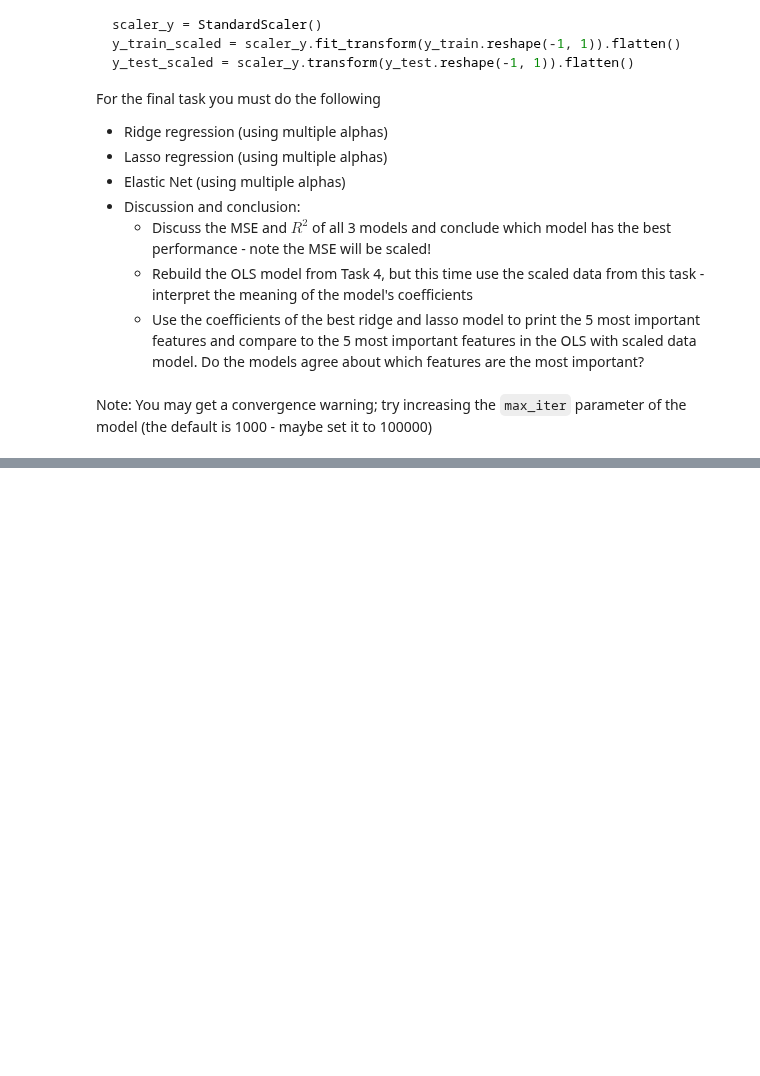
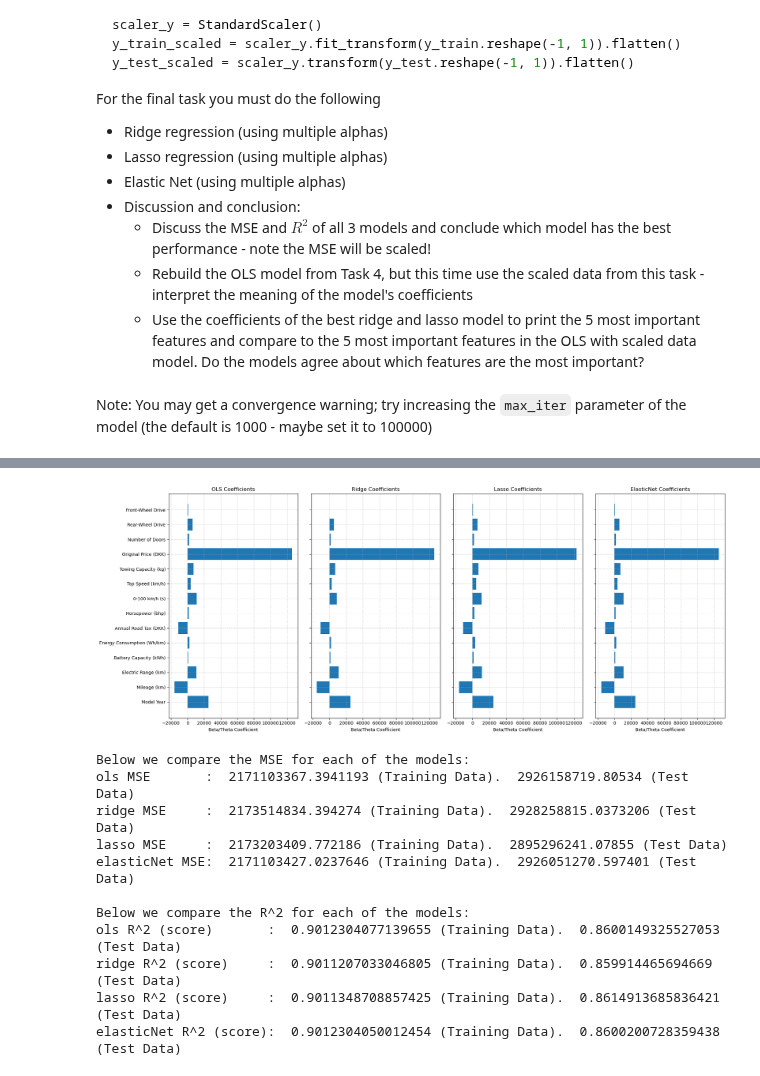
Before and after one commit to Dogmeat2000/MAL1-Python, a Jupyter notebook: Assignment 2/Assignment_2.ipynb, the cells around one changed output, grey strips where cells are left out. Saved outputs shown, nothing was run; the diff lists cells and outputs as text; code cells hidden in the pictures; blank space fills up the shorter version.

```diff
--- a/Assignment 2/Assignment_2.ipynb
+++ b/Assignment 2/Assignment_2.ipynb
@@ -46,7 +46,8 @@ import matplotlib.pyplot as plt
 from math import sqrt
 
 from scipy.constants import yocto
-from sklearn.linear_model import LinearRegression, SGDRegressor, RidgeCV, Ridge, LassoCV, Lasso
+from sklearn.linear_model import LinearRegression, SGDRegressor, RidgeCV, Ridge, LassoCV, Lasso, ElasticNetCV, ElasticNet
+from sklearn.metrics import mean_squared_error
 from sklearn.model_selection import train_test_split
 from sklearn.preprocessing import StandardScaler, PolynomialFeatures
 
@@ -74,7 +75,7 @@ scaler = StandardScaler()
 X = scaler.fit_transform(X)
 
 # Define train data and test data. We use 85% for training and 15% for testing:
-X_train, X_test, Y_train, y_test = train_test_split(X, Y, test_size=0.15, random_state=42)
+X_train, X_test, y_train, y_test = train_test_split(X, Y, test_size=0.15, random_state=42)
 
 print("\n\n# Head of the training Feature Set for visual inspection:")
 print(X_train)
@@ -176,7 +177,7 @@ XT_pseudoInverse = np.matmul(XTX_neg1_matrix, X_matrix_transpose)
 print("\nThis is the first row of the pseudo inverse matrix:\n", XT_pseudoInverse[0])
 
 ### Finally we can now compute the B value (which is also referred to as Theta or Alpha in other documentation):
-Beta = np.matmul(XT_pseudoInverse, Y_train.to_numpy())
+Beta = np.matmul(XT_pseudoInverse, y_train.to_numpy())
 print("\nThe computed Beta value is:\n", Beta)
 # %% [output]
 # This is the first row of the built Matrix:
@@ -349,8 +350,8 @@ print("\nInterpreting results\n1. We see that the MSE seems pretty high, with a
 
 print("\n\nLet's see what the model score is, for this model:")
 ols = LinearRegression()
-ols.fit(X_train, Y_train)
-print("Score on train set = {0}, Score on test set = {1}".format(ols.score(X_train, Y_train), ols.score(X_test, y_test)))
+ols.fit(X_train, y_train)
+print("Score on train set = {0}, Score on test set = {1}".format(ols.score(X_train, y_train), ols.score(X_test, y_test)))
 # %% [output]
 Predictions are:
  [ 924799.58419642  467029.09095399  358840.06967741  524799.92134983
@@ -390,7 +391,7 @@ X_train_df = pd.DataFrame(X_train, columns=feature_names)
 corr_matrix = X_train_df.corr()
 #display(corr_matrix)
 
-## Now we can use matplotlib to plot the headmap with the correlation matrix
+## Now we can use matplotlib to plot the heatmap with the correlation matrix
 fig, ax = plt.subplots(figsize= (12, 10))
 cax = ax.imshow(corr_matrix, cmap='coolwarm', interpolation='nearest')
 plt.colorbar(cax)
@@ -415,7 +416,7 @@ plt.show()
 ols = LinearRegression(fit_intercept=False)
 poly = PolynomialFeatures(degree=1) # We maintain the linear model
 X1 = poly.fit_transform(X_train)
-ols.fit(X1, Y_train)
+ols.fit(X1, y_train)
 intercept, coef = ols.intercept_, ols.coef_
 print("Intercept: ", intercept, "\nCoefficients: ", coef)
 
@@ -485,0 +554,56 @@ Note: You may get a convergence warning; try increasing the `max_iter` parameter
+# %%
+# Discussions and Conclusions
+
+# Sample Beta values for demonstration (excluding intercept)
+beta_values_ols = ols.coef_[1:] # We ignore the first column, since the way ols was implemented earlier (using polynomial features with degree = 1, automatically adds an intercept column).
+beta_values_ridge = lasso.coef_
+beta_values_lasso = ridge.coef_
+beta_values_elasticNet = elasticNet.coef_
+
+# Create subplots with 1 row and 4 columns
+fig, axes = plt.subplots(1, 4, figsize=(20, 8), sharey=True)  # Share Y-axis for better comparison
+
+## We use this function to plot each graph, so they are comparable in layout/size/color/etc.
+def plot_beta(ax, values, title):
+    ax.barh(range(len(values)), values, align='center')
+    ax.set_yticks(np.arange(len(values)))
+    ax.set_yticklabels(feature_names)
+    ax.set_title(title)
+    ax.set_xlabel("Beta/Theta Coefficient")
+    ax.grid(axis='x', linestyle='--', alpha=0.6)
+    ax.grid(axis='y', linestyle='--', alpha=0.6)
+
+# Plot the coefficients for each of the 4 models and compare to the fatures:
+plot_beta(axes[0], beta_values_ols, "OLS Coefficients")
+plot_beta(axes[1], beta_values_ridge, "Ridge Coefficients")
+plot_beta(axes[2], beta_values_lasso, "Lasso Coefficients")
+plot_beta(axes[3], beta_values_elasticNet, "ElasticNet Coefficients")
+
+plt.tight_layout()
+plt.show()
+
+# Comparing MSE and R^2 for each:
+print("Below we compare the MSE for each of the models:")
+print("ols MSE       : ", mean_squared_error(y_train, ols.predict(poly.transform(X_train))), "(Training Data). ", mean_squared_error(y_test, ols.predict(poly.transform(X_test))), "(Test Data)") # Need to transform this, since ols was trained with the polynomial method, thus added an intercept to the coef_ array
+print("ridge MSE     : ", mean_squared_error(y_train, ridge.predict(X_train)), "(Training Data). ", mean_squared_error(y_test, ridge.predict(X_test)), "(Test Data)")
+print("lasso MSE     : ", mean_squared_error(y_train, lasso.predict(X_train)), "(Training Data). ", mean_squared_error(y_test, lasso.predict(X_test)), "(Test Data)")
+print("elasticNet MSE: ", mean_squared_error(y_train, elasticNet.predict(X_train)), "(Training Data). ", mean_squared_error(y_test, elasticNet.predict(X_test)), "(Test Data)")
+
+print("\nBelow we compare the R^2 for each of the models:")
+print("ols R^2 (score)       : ", ols.score(poly.transform(X_train), y_train), "(Training Data). ", ols.score(poly.transform(X_test), y_test) , "(Test Data)") # Need to transform this, since ols was trained with the polynomial method, thus added an intercept to the coef_ array
+print("ridge R^2 (score)     : ", ridge.score(X_train, y_train),"(Training Data). ", ridge.score(X_test, y_test) , "(Test Data)")
+print("lasso R^2 (score)     : ", lasso.score(X_train, y_train),"(Training Data). ", lasso.score(X_test, y_test) , "(Test Data)")
+print("elasticNet R^2 (score): ", elasticNet.score(X_train, y_train),"(Training Data). ", elasticNet.score(X_test, y_test) , "(Test Data)")
+# %% [output]
+[figure, added]
+Below we compare the MSE for each of the models:
+ols MSE       :  2171103367.3941193 (Training Data).  2926158719.80534 (Test Data)
+ridge MSE     :  2173514834.394274 (Training Data).  2928258815.0373206 (Test Data)
+lasso MSE     :  2173203409.772186 (Training Data).  2895296241.07855 (Test Data)
+elasticNet MSE:  2171103427.0237646 (Training Data).  2926051270.597401 (Test Data)
+
+Below we compare the R^2 for each of the models:
+ols R^2 (score)       :  0.9012304077139655 (Training Data).  0.8600149325527053 (Test Data)
+ridge R^2 (score)     :  0.9011207033046805 (Training Data).  0.859914465694669 (Test Data)
+lasso R^2 (score)     :  0.9011348708857425 (Training Data).  0.8614913685836421 (Test Data)
+elasticNet R^2 (score):  0.9012304050012454 (Training Data).  0.8600200728359438 (Test Data)
```
Also changed, not shown: parts of 6 cells of this notebook.
